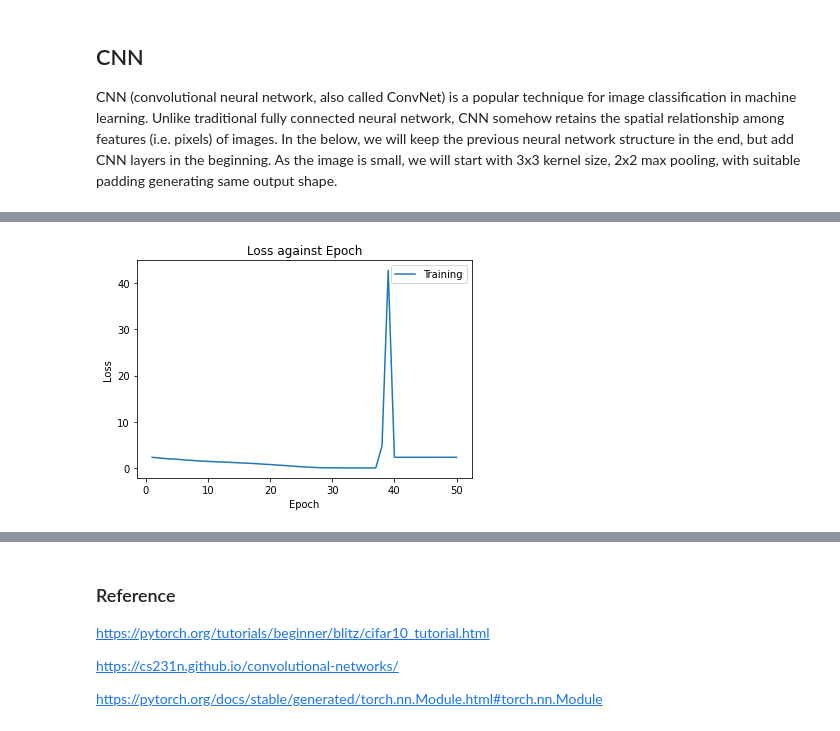
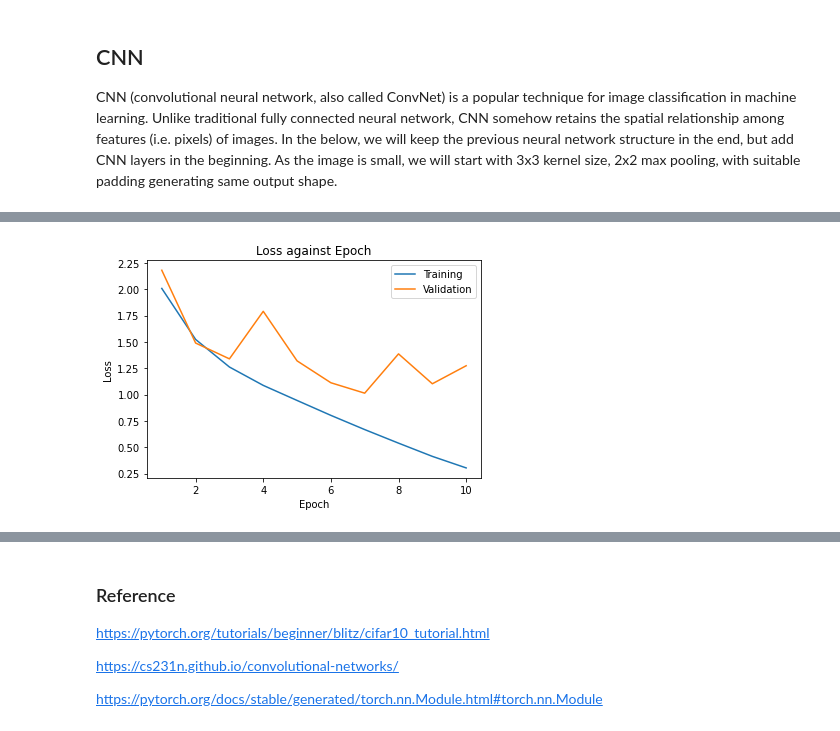
Before and after one commit to alexxcollins/AI_INM702_collab, a Jupyter notebook: task4/nb/CIFAR-10_Image_Classification.ipynb, the cells around one changed output, grey strips where cells are left out. Saved outputs shown, nothing was run; the diff lists cells and outputs as text; code cells hidden in the pictures.

Commit message:
wrong data download, re-do

```diff
--- a/task4/nb/CIFAR-10_Image_Classification.ipynb
+++ b/task4/nb/CIFAR-10_Image_Classification.ipynb
@@ -167,8 +168,8 @@ Prepare the data. To check code runs, I will do a tiny amount of training data.
 
 We also flatten the image data to vectors so that we can feed into a basic NN.
 # %%
-num_epochs = 50
-batch_size = 100
+num_epochs = 10
+batch_size = 64
 learning_rate = 0.005
 
 # I wasn't going to copy Cactus_classification, but defining 'criterion'
@@ -201,7 +202,7 @@ CIFAR_test_small = CIFAR10(data_folder, train=False,
 CIFAR_test_small.data = CIFAR_test_small.data[:]
 CIFAR_test_small.targets = CIFAR_test_small.targets[:]
 
-train_small_dl = DataLoader(CIFAR_test_small,
+train_small_dl = DataLoader(CIFAR_data_small,
                           batch_size=batch_size,
                           shuffle=True)
 
@@ -272,7 +273,8 @@ NeuralNetwork(
 # %% [markdown]
 ## Training the model
 # %%
-def train_val(model, train_small_dl=train_small_dl, test_small_dl=test_small_dl, num_epochs=num_epochs, learning_rate=learning_rate, visible=True):
+def train_val(model, train_small_dl=train_small_dl, test_small_dl=test_small_dl,
+              num_epochs=num_epochs, learning_rate=learning_rate, visible=True):
 
     criterion = nn.CrossEntropyLoss()
     # keeping-track-of-losses
@@ -542,11 +530,11 @@ class CNN2(nn.Module):
         x = self.fc3(x)
         return x
 
-net2 = CNN2()
+net2 = CNN2().to(device)
 
 
 #train the model
-train(net2, learning_rate=0.1)
+train_val(net2, learning_rate=0.1)
 
 #save
 torch.save(net2.state_dict(), './cifar_net2.pth')
@@ -571,4 +552,4 @@ Epoch: 50       Training Loss: 2.303770
-[figure, old version]
+[figure, new version]
 # %%
 test(net2)
 # %% [output]
```
Also changed, not shown: parts of 35 cells of this notebook.
